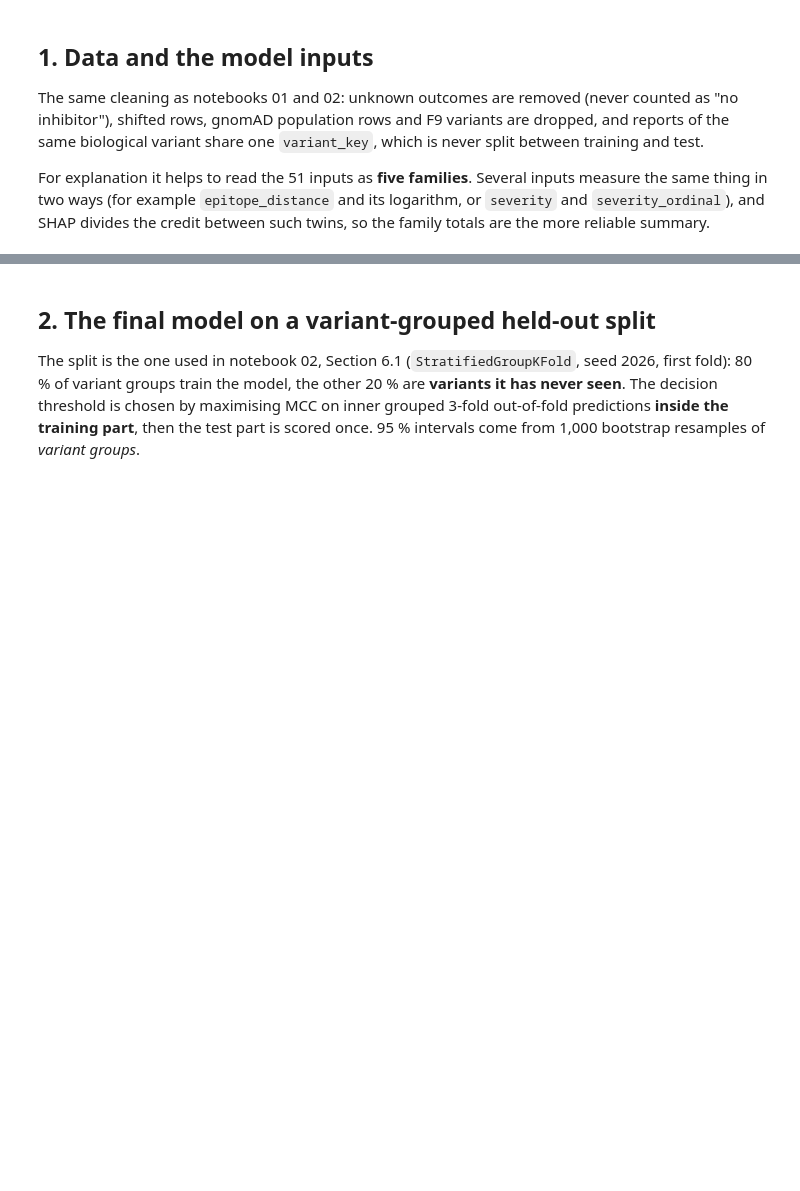
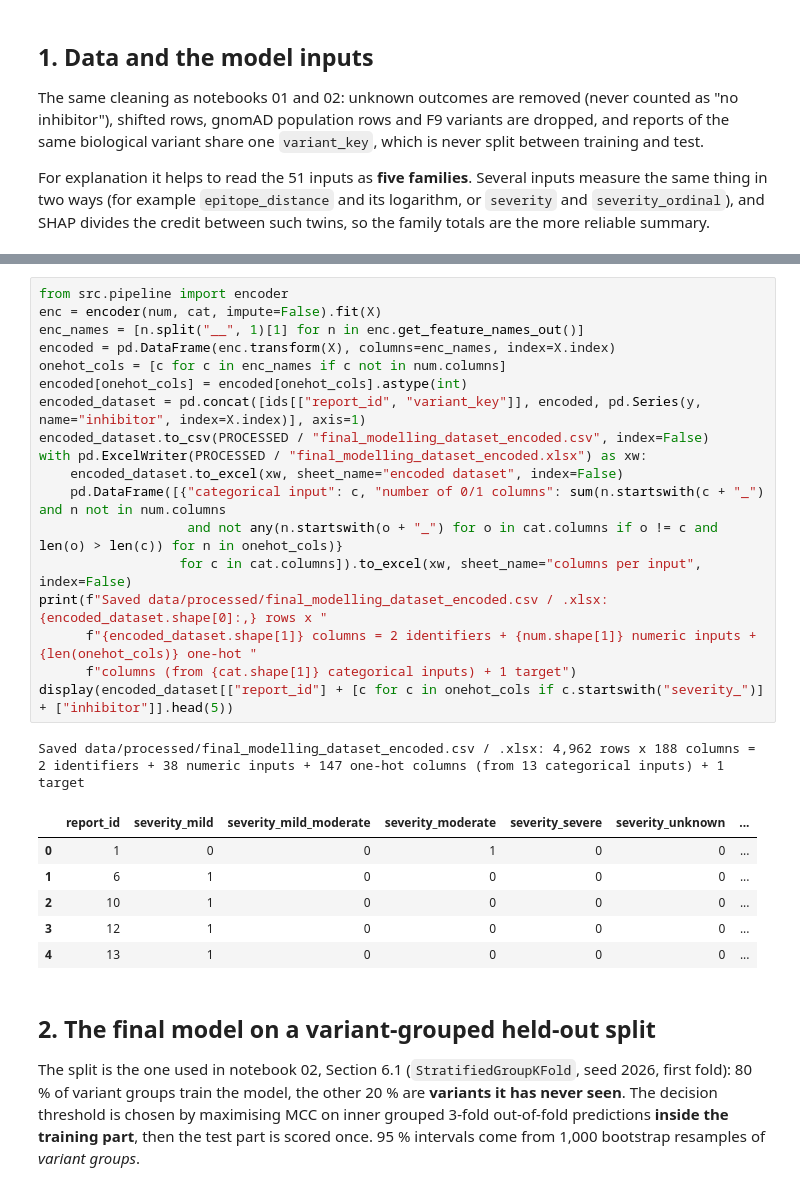
Before and after one commit to dchaudhari7177/capstone_hemo, a Jupyter notebook: notebooks/03_final_model_explainability_SHAP_LIME.ipynb, the cells around one changed output, grey strips where cells are left out. Saved outputs shown, nothing was run; the diff lists cells and outputs as text; blank space fills up the shorter version.

```diff
--- a/notebooks/03_final_model_explainability_SHAP_LIME.ipynb
+++ b/notebooks/03_final_model_explainability_SHAP_LIME.ipynb
@@ -137,3 +223,29 @@ display(fam_table)
+# %%
+from src.pipeline import encoder
+enc = encoder(num, cat, impute=False).fit(X)
+enc_names = [n.split("__", 1)[1] for n in enc.get_feature_names_out()]
+encoded = pd.DataFrame(enc.transform(X), columns=enc_names, index=X.index)
+onehot_cols = [c for c in enc_names if c not in num.columns]
+encoded[onehot_cols] = encoded[onehot_cols].astype(int)
+encoded_dataset = pd.concat([ids[["report_id", "variant_key"]], encoded, pd.Series(y, name="inhibitor", index=X.index)], axis=1)
+encoded_dataset.to_csv(PROCESSED / "final_modelling_dataset_encoded.csv", index=False)
+with pd.ExcelWriter(PROCESSED / "final_modelling_dataset_encoded.xlsx") as xw:
+    encoded_dataset.to_excel(xw, sheet_name="encoded dataset", index=False)
+    pd.DataFrame([{"categorical input": c, "number of 0/1 columns": sum(n.startswith(c + "_") and n not in num.columns
+                   and not any(n.startswith(o + "_") for o in cat.columns if o != c and len(o) > len(c)) for n in onehot_cols)}
+                  for c in cat.columns]).to_excel(xw, sheet_name="columns per input", index=False)
+print(f"Saved data/processed/final_modelling_dataset_encoded.csv / .xlsx: {encoded_dataset.shape[0]:,} rows x "
+      f"{encoded_dataset.shape[1]} columns = 2 identifiers + {num.shape[1]} numeric inputs + {len(onehot_cols)} one-hot "
+      f"columns (from {cat.shape[1]} categorical inputs) + 1 target")
+display(encoded_dataset[["report_id"] + [c for c in onehot_cols if c.startswith("severity_")] + ["inhibitor"]].head(5))
+# %% [output]
+Saved data/processed/final_modelling_dataset_encoded.csv / .xlsx: 4,962 rows x 188 columns = 2 identifiers + 38 numeric inputs + 147 one-hot columns (from 13 categorical inputs) + 1 target
+|  | report_id | severity_mild | severity_mild_moderate | severity_moderate | severity_severe | severity_unknown | ... |
+| 0 | 1 | 0 | 0 | 1 | 0 | 0 | ... |
+| 1 | 6 | 1 | 0 | 0 | 0 | 0 | ... |
+| 2 | 10 | 1 | 0 | 0 | 0 | 0 | ... |
+| 3 | 12 | 1 | 0 | 0 | 0 | 0 | ... |
+| 4 | 13 | 1 | 0 | 0 | 0 | 0 | ... |
 # %% [markdown]
 ## 2. The final model on a variant-grouped held-out split
 
```
Also changed, not shown: parts of 10 cells of this notebook, 12 other files.
